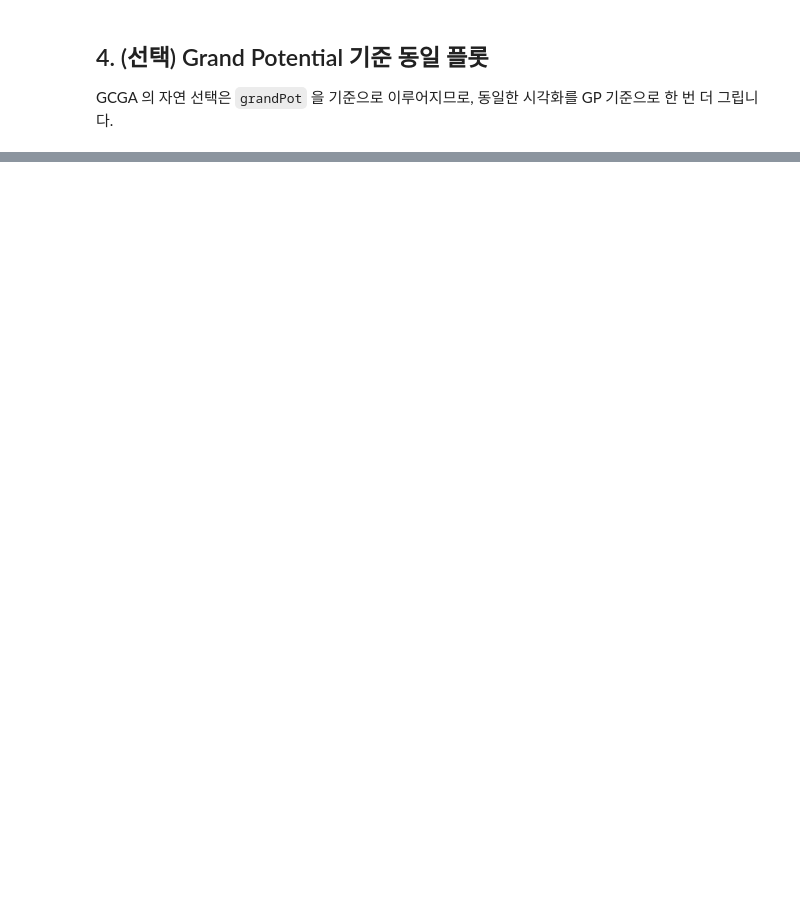
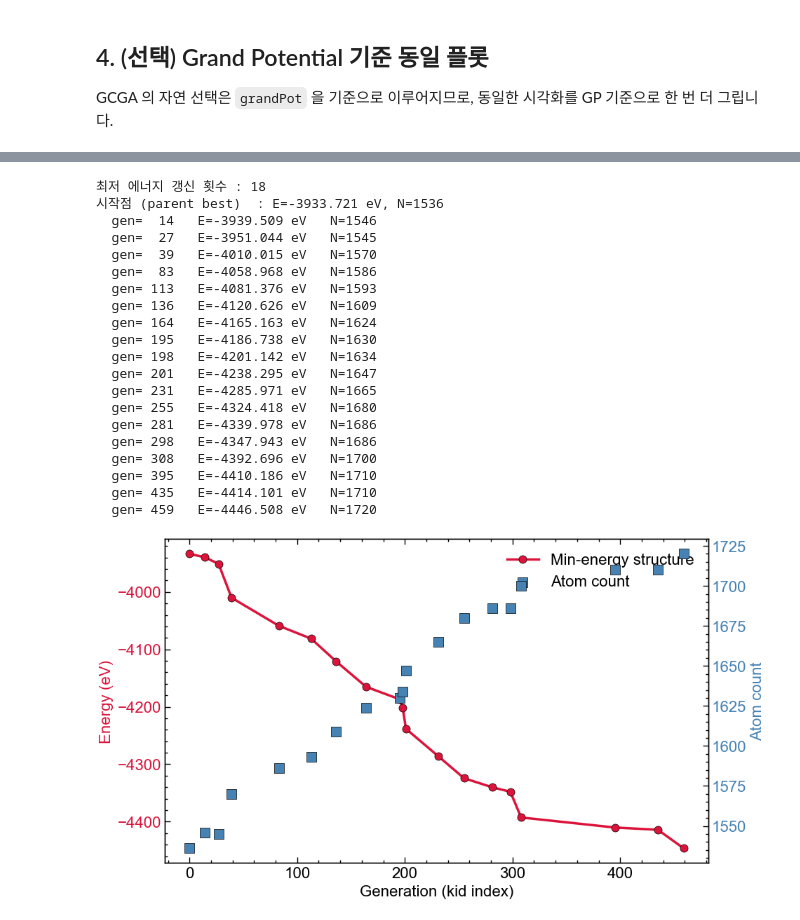
Before and after one commit to 00LKH/AgCu_Island, a Jupyter notebook: 04_plot/plot_ga.ipynb, the cells around one changed output, grey strips where cells are left out. Cells and saved outputs as stored; diff of their text form; code cells hidden in the pictures; blank space fills up the shorter version.

```diff
--- a/04_plot/plot_ga.ipynb
+++ b/04_plot/plot_ga.ipynb
@@ -215,0 +288,77 @@ plt.show()
+# %%
+# --- 누적 최저 에너지를 '갱신'한 자식 인덱스 추출 ---
+init_E_argmin = int(np.argmin(parent_E))
+init_E_min    = parent_E[init_E_argmin]
+init_N_ref    = int(parent_natoms[init_E_argmin])  # 가장 낮은 E parent 의 원자 수
+
+running_min = init_E_min
+mask_imp = np.zeros(len(kid_E), dtype=bool)
+for i, E in enumerate(kid_E):
+    if E < running_min:
+        mask_imp[i] = True
+        running_min = E
+
+imp_idx = kid_idx[mask_imp]
+imp_E   = kid_E[mask_imp]
+imp_N   = kid_natoms[mask_imp]
+
+# 초기 parent (가장 낮은 E) 를 시작점으로 prepend
+trk_x = np.concatenate([[0],          imp_idx])
+trk_E = np.concatenate([[init_E_min], imp_E])
+trk_N = np.concatenate([[init_N_ref], imp_N])
+
+print(f'최저 에너지 갱신 횟수 : {mask_imp.sum()}')
+print(f'시작점 (parent best)  : E={init_E_min:.3f} eV, N={init_N_ref}')
+for x, e, n in zip(imp_idx, imp_E, imp_N):
+    print(f'  gen={x:>4d}   E={e:.3f} eV   N={n}')
+
+# --- 이중 y축 플롯 ---
+fig, ax1 = plt.subplots()
+c_E = 'crimson'
+c_N = 'steelblue'
+
+# Left: 갱신 구조의 에너지 (line + marker)
+ax1.plot(trk_x, trk_E, color=c_E, lw=2.5,
+         marker='o', ms=8, mec='k', mew=0.5,
+         label='Min-energy structure')
+ax1.set_xlabel('Generation (kid index)')
+ax1.set_ylabel('Energy (eV)', color=c_E)
+ax1.tick_params(axis='y', labelcolor=c_E)
+ax1.minorticks_on()
+
+# Right: 갱신 구조의 원자 수 (point)
+ax2 = ax1.twinx()
+ax2.scatter(trk_x, trk_N, s=90, color=c_N, edgecolor='k', linewidth=0.5,
+            marker='s', zorder=4, label='Atom count')
+ax2.set_ylabel('Atom count', color=c_N)
+ax2.tick_params(axis='y', labelcolor=c_N)
+
+# 범례 통합
+h1, l1 = ax1.get_legend_handles_labels()
+h2, l2 = ax2.get_legend_handles_labels()
+ax1.legend(h1 + h2, l1 + l2, loc='best')
+
+plt.savefig(os.path.join(FIG_DIR, '06_min_energy_structure_track.png'))
+plt.show()
+# %% [output]
+최저 에너지 갱신 횟수 : 18
+시작점 (parent best)  : E=-3933.721 eV, N=1536
+  gen=  14   E=-3939.509 eV   N=1546
+  gen=  27   E=-3951.044 eV   N=1545
+  gen=  39   E=-4010.015 eV   N=1570
+  gen=  83   E=-4058.968 eV   N=1586
+  gen= 113   E=-4081.376 eV   N=1593
+  gen= 136   E=-4120.626 eV   N=1609
+  gen= 164   E=-4165.163 eV   N=1624
+  gen= 195   E=-4186.738 eV   N=1630
+  gen= 198   E=-4201.142 eV   N=1634
+  gen= 201   E=-4238.295 eV   N=1647
+  gen= 231   E=-4285.971 eV   N=1665
+  gen= 255   E=-4324.418 eV   N=1680
+  gen= 281   E=-4339.978 eV   N=1686
+  gen= 298   E=-4347.943 eV   N=1686
+  gen= 308   E=-4392.696 eV   N=1700
+  gen= 395   E=-4410.186 eV   N=1710
+  gen= 435   E=-4414.101 eV   N=1710
+  gen= 459   E=-4446.508 eV   N=1720
+[figure, added]
```
Also changed, not shown: parts of 11 cells of this notebook, 9 other files.
